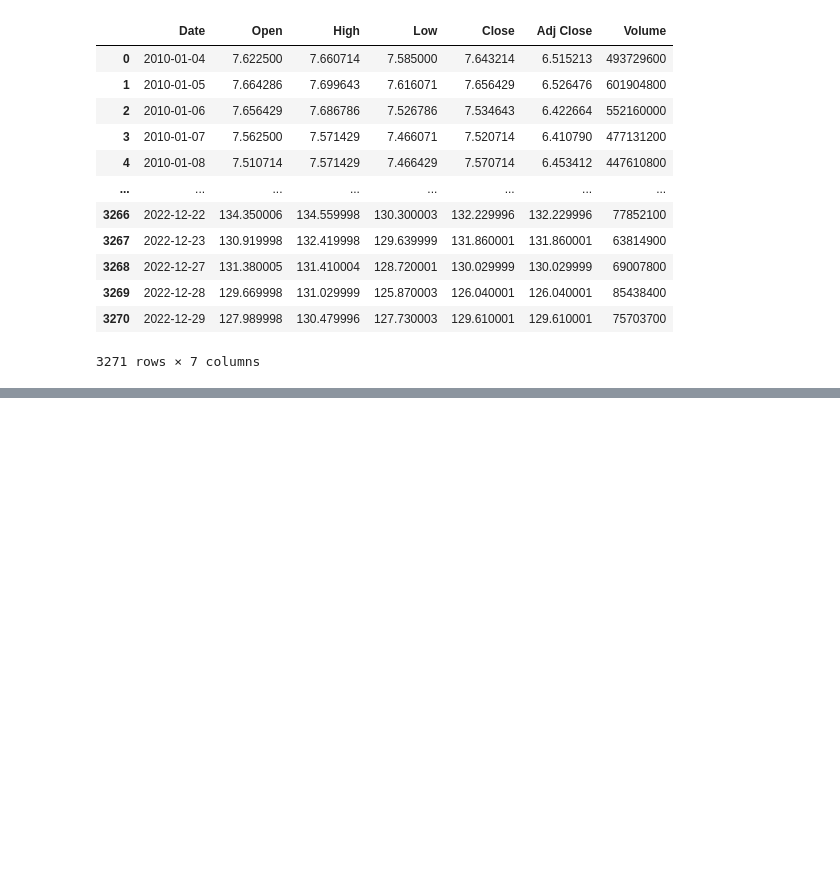
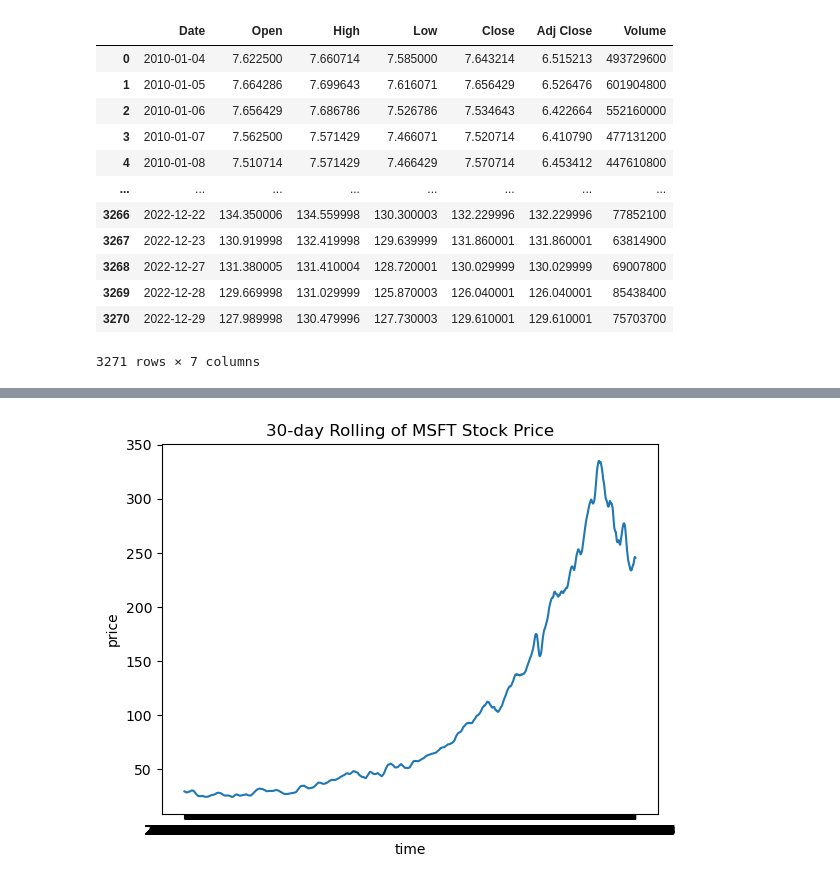
Before and after one commit to ubco-W2022T2-data301/project-group-group11, a Jupyter notebook: analysis/analysis2.ipynb, the cells around one changed output, grey strips where cells are left out. Saved outputs shown, nothing was run; the diff lists cells and outputs as text; code cells hidden in the pictures; blank space fills up the shorter version.

```diff
--- a/analysis/analysis2.ipynb
+++ b/analysis/analysis2.ipynb
@@ -23,3 +31,6 @@ pd.read_csv("../data/raw/AAPL.csv")
 | 3269 | 2022-12-28 | 129.669998 | 131.029999 | 125.870003 | 126.040001 | 126.040001 | 85438400 |
 | 3270 | 2022-12-29 | 127.989998 | 130.479996 | 127.730003 | 129.610001 | 129.610001 | 75703700 |
 3271 rows × 7 columns
+# %%
+df2 = pd.read_csv("../data/raw/MSFT.csv")
+df2
@@ -25,0 +127,4 @@ pd.read_csv("../data/raw/AAPL.csv")
+# %%
+df2['pct_change'] = df2[['Open', 'Close']].pct_change(axis=1)['Close']
+df2 = df2.loc[:,['Date', 'Open', 'Close', 'pct_change']]
+df2
@@ -25,0 +187,3 @@ pd.read_csv("../data/raw/AAPL.csv")
+# %%
+df2['30D move'] = df2['Close'].rolling(window=30).mean()
+df2
@@ -25,0 +223,3 @@ pd.read_csv("../data/raw/AAPL.csv")
+# %%
+df2 = df2.tail(df2.shape[0] - 29)
+df2
@@ -25,0 +250,8 @@ pd.read_csv("../data/raw/AAPL.csv")
+# %%
+plt.plot(df2['Date'], df2['30D move'])
+plt.title('30-day Rolling of MSFT Stock Price')
+plt.xlabel('time')
+plt.ylabel('price')
+plt.show()
+# %% [output]
+[figure, added]
```
Also changed, not shown: parts of 36 cells of this notebook.
